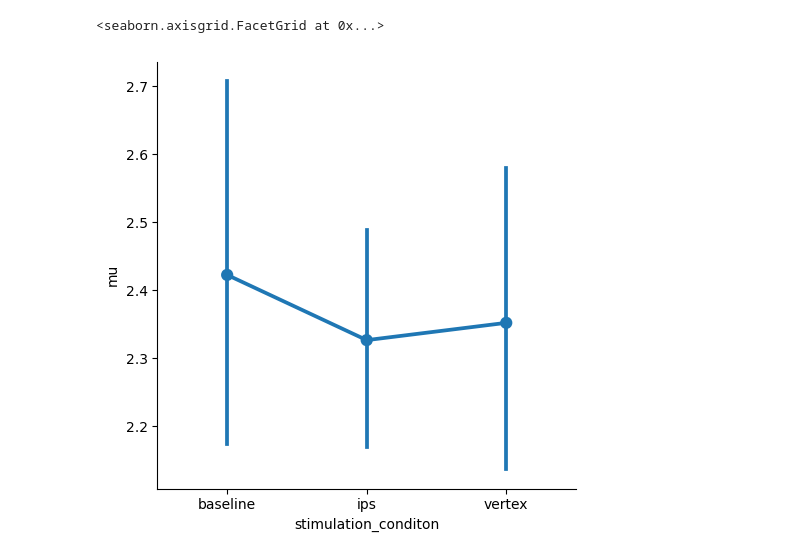
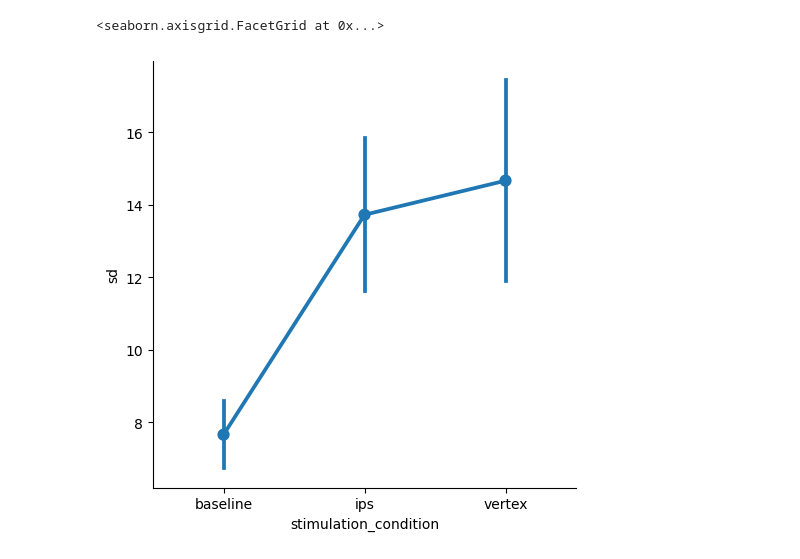
Before and after one commit to Gilles86/tms_risk, a Jupyter notebook: tms_risk/encoding_model/analyze_encoding_model.ipynb, the cells around one changed output. Saved outputs shown, nothing was run; the diff lists cells and outputs as text; code cells hidden in the pictures.

```diff
--- a/tms_risk/encoding_model/analyze_encoding_model.ipynb
+++ b/tms_risk/encoding_model/analyze_encoding_model.ipynb
@@ -11,9 +18,9 @@ keys = []
 
 for sub, session in product(subjects, [1,2,3]):
 
-    try:
-        pars.append(sub.get_prf_parameters_volume(session, smoothed=True, retroicor=False, denoise=True, cross_validated=False, roi='NPCr'))
-        keys.append((sub.subject, session))
-    except Exception as e:
-        print(e)
+    # try:
+    pars.append(sub.get_prf_parameters_volume(session, smoothed=True, retroicor=False, denoise=True, cross_validated=False, natural_space=True, roi='NPC12r'))
+    keys.append((sub.subject, session))
+    # except Exception as e:
+    #     print(e)
 # %% [output]
@@ -28,5 +48,7 @@ tms_conditions = get_tms_conditions()
 for key in tms_conditions:
     tms_conditions[key][1] = 'baseline'
 
-pars['stimulation_conditon'] = pars.reset_index().apply(lambda d: tms_conditions[d['subject']][d['session']],  axis=1).values
+pars['stimulation_condition'] = pars.reset_index().apply(lambda d: tms_conditions[d['subject']][d['session']],  axis=1).values
+pars = pars.set_index('stimulation_condition', append=True)
+pars.index = pars.index.set_names('voxel', level=-2)
 # %%
@@ -39,8 +196,8 @@ sns.catplot(cvr2.reset_index(), x='stimulation_conditon', y='above zero CVr2', k
 # %%
-tmp = pars[pars.cvr2 > 0.0].groupby(['subject', 'stimulation_conditon']).mean().reset_index()
+tmp = pars[pars.cvr2 > 0.0].groupby(['subject', 'stimulation_condition']).mean().reset_index()
 
 
-sns.catplot(tmp, x='stimulation_conditon', y='mu', kind='point')
+sns.catplot(tmp, x='stimulation_condition', y='sd', kind='point', errorbar='se')
 # %% [output]
 <seaborn.axisgrid.FacetGrid at 0x...>
-[figure, old version]
+[figure, new version]
```
Also changed, not shown: parts of 44 cells of this notebook.
